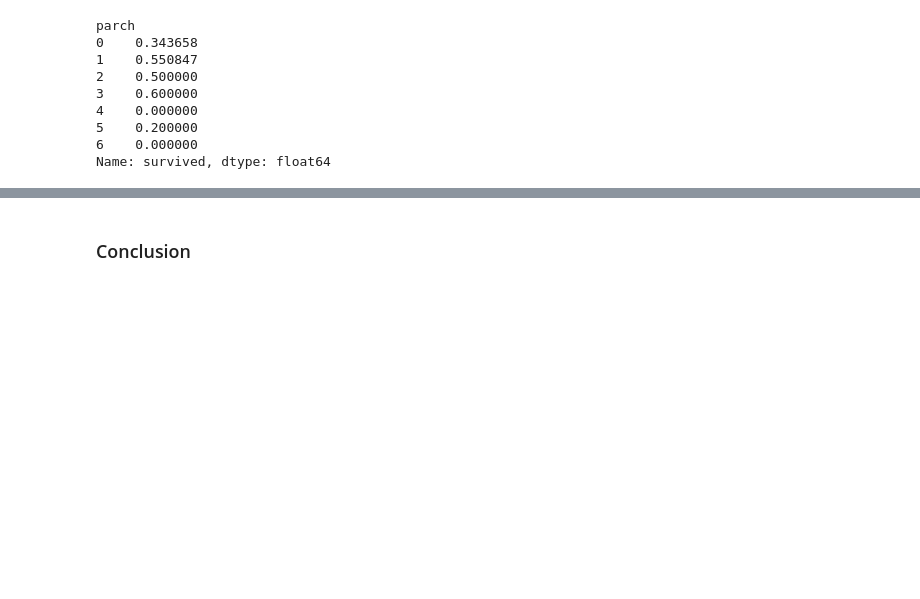
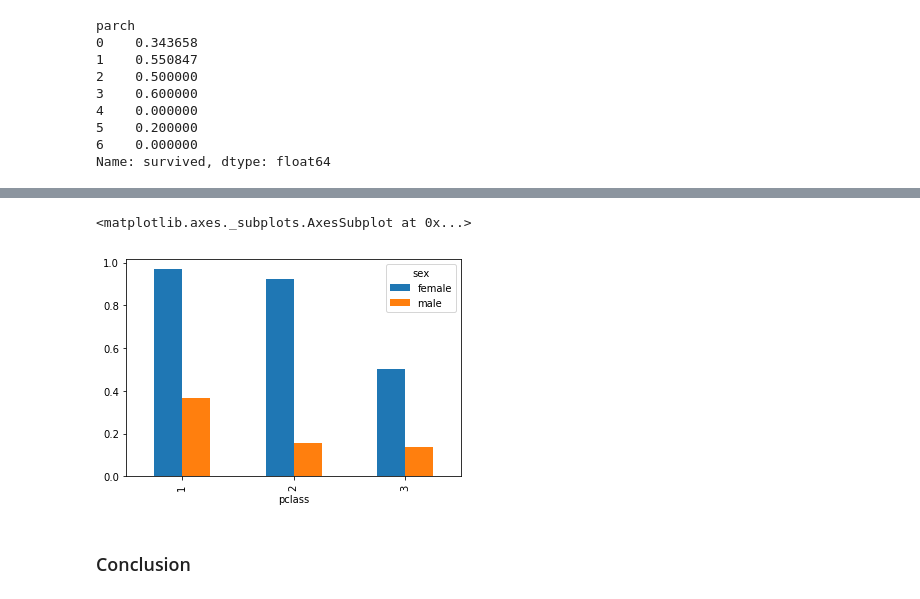
Before and after one commit to georgeliu1998/dand, a Jupyter notebook: P2/p2.ipynb, the cells around one changed output, grey strips where cells are left out. Drawn from its saved outputs; the diff is of its cells as text; code cells hidden in the pictures; blank space fills up the shorter version.

Commit message:
Add code for multiple level groupby

```diff
--- a/P2/p2.ipynb
+++ b/P2/p2.ipynb
@@ -202,3 +202,9 @@ calculate_survival_rates('parch').plot(kind = 'bar')
+# %%
+# Find the survival rates based on multiple levels of groups
+titanic.groupby(['pclass', 'sex'])['survived'].agg('mean').unstack().plot(kind='bar')
+# %% [output]
+<matplotlib.axes._subplots.AxesSubplot at 0x...>
+[figure, added]
 # %% [markdown]
 ### Conclusion
 # %% [markdown]
```
Also changed, not shown: parts of 7 cells of this notebook.
